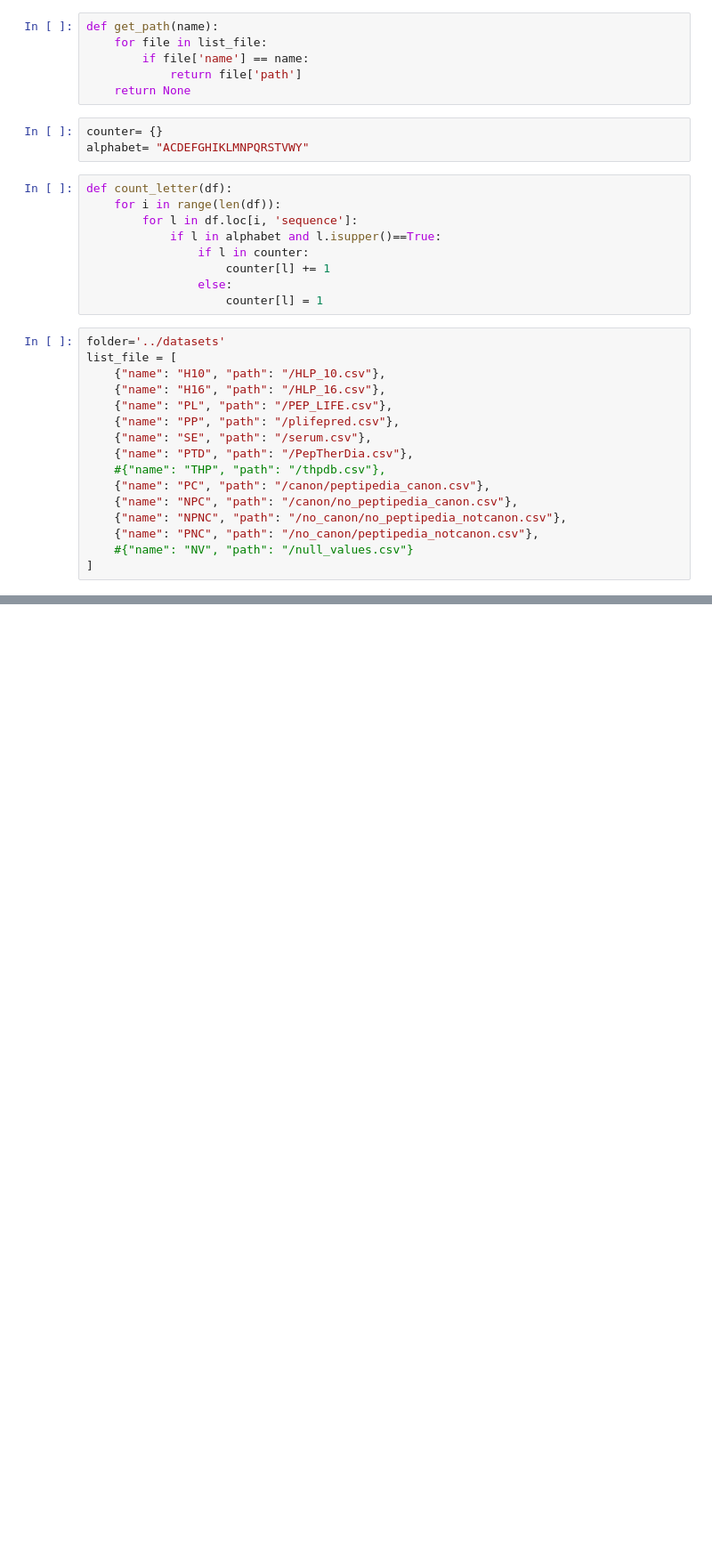
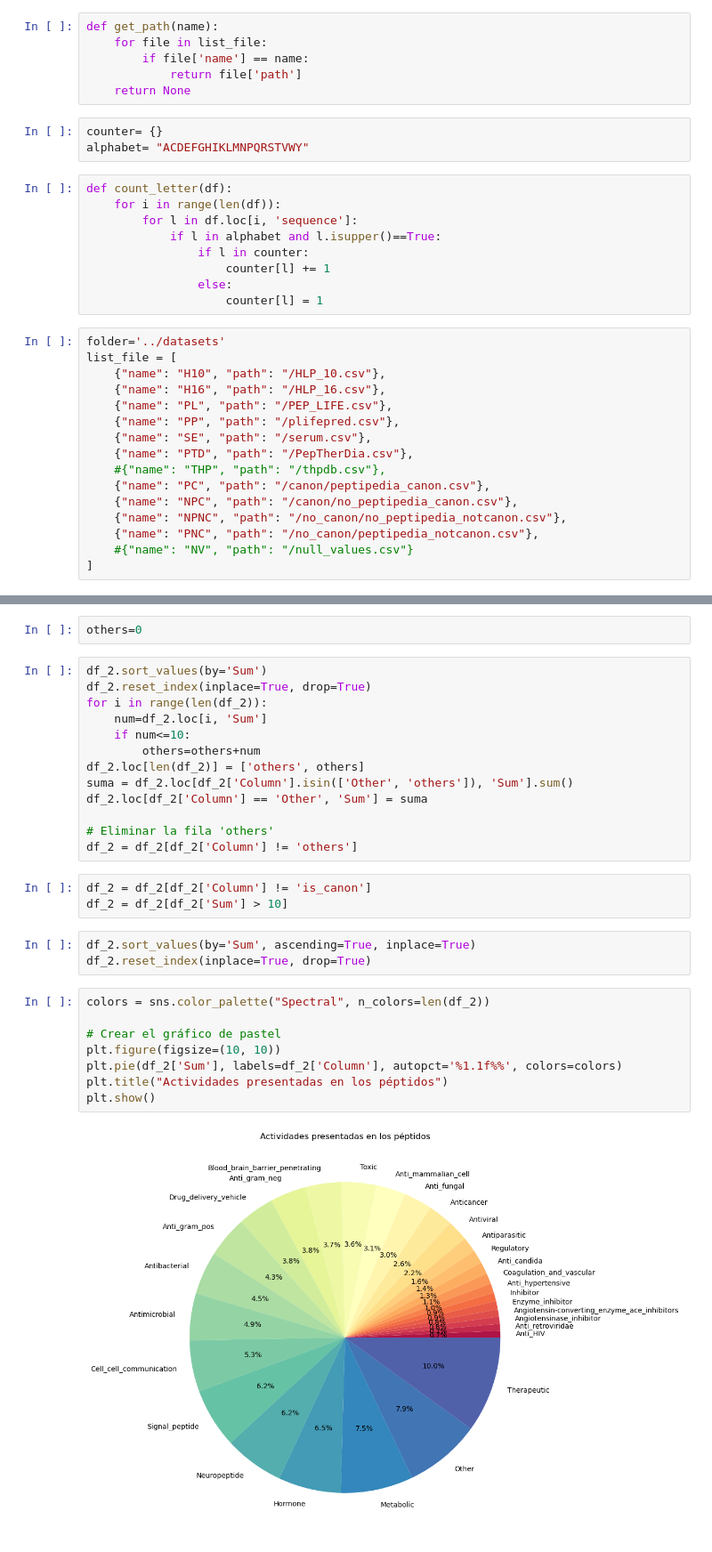
Before and after one commit to Jmartingar/Code, a Jupyter notebook: scripts/analysis.ipynb, the cells around one changed output, grey strips where cells are left out. Shown at 89% size. Cells and saved outputs as stored; diff of their text form; blank space fills up the shorter version.

```diff
--- a/scripts/analysis.ipynb
+++ b/scripts/analysis.ipynb
@@ -137,0 +214,31 @@ Tamaño sin null: (711, 4)
+# %%
+others=0
+# %%
+df_2.sort_values(by='Sum')
+df_2.reset_index(inplace=True, drop=True)
+for i in range(len(df_2)):
+    num=df_2.loc[i, 'Sum']
+    if num<=10:
+        others=others+num
+df_2.loc[len(df_2)] = ['others', others]
+suma = df_2.loc[df_2['Column'].isin(['Other', 'others']), 'Sum'].sum()
+df_2.loc[df_2['Column'] == 'Other', 'Sum'] = suma
+
+# Eliminar la fila 'others'
+df_2 = df_2[df_2['Column'] != 'others']
+# %%
+df_2 = df_2[df_2['Column'] != 'is_canon']
+df_2 = df_2[df_2['Sum'] > 10]
+# %%
+df_2.sort_values(by='Sum', ascending=True, inplace=True)
+df_2.reset_index(inplace=True, drop=True)
+# %%
+colors = sns.color_palette("Spectral", n_colors=len(df_2))
+
+# Crear el gráfico de pastel
+plt.figure(figsize=(10, 10))
+plt.pie(df_2['Sum'], labels=df_2['Column'], autopct='%1.1f%%', colors=colors)
+plt.title("Actividades presentadas en los péptidos")
+plt.show()
+# %% [output]
+[figure, added]
```
Also changed, not shown: parts of 11 cells of this notebook, 18 other files.
